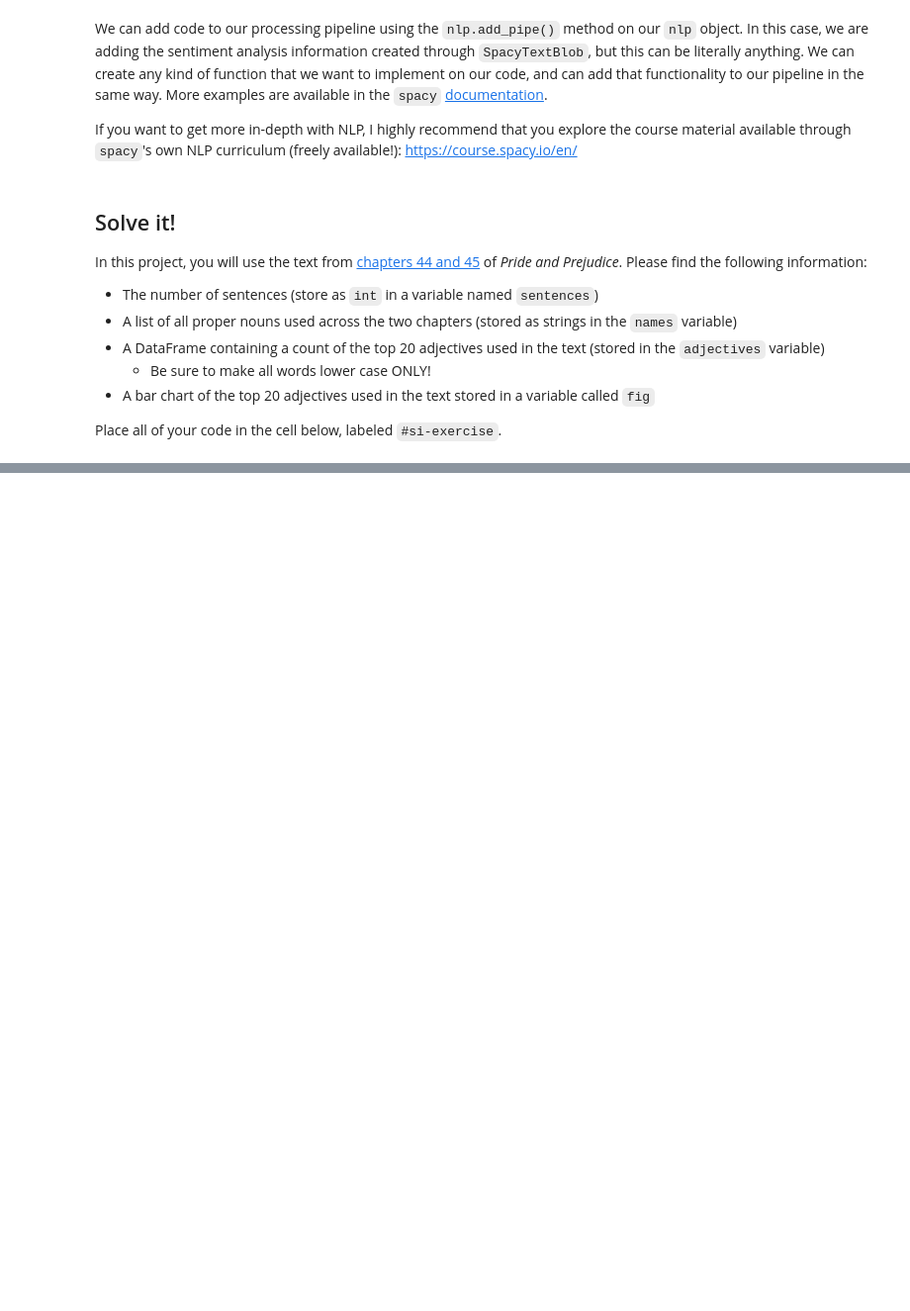
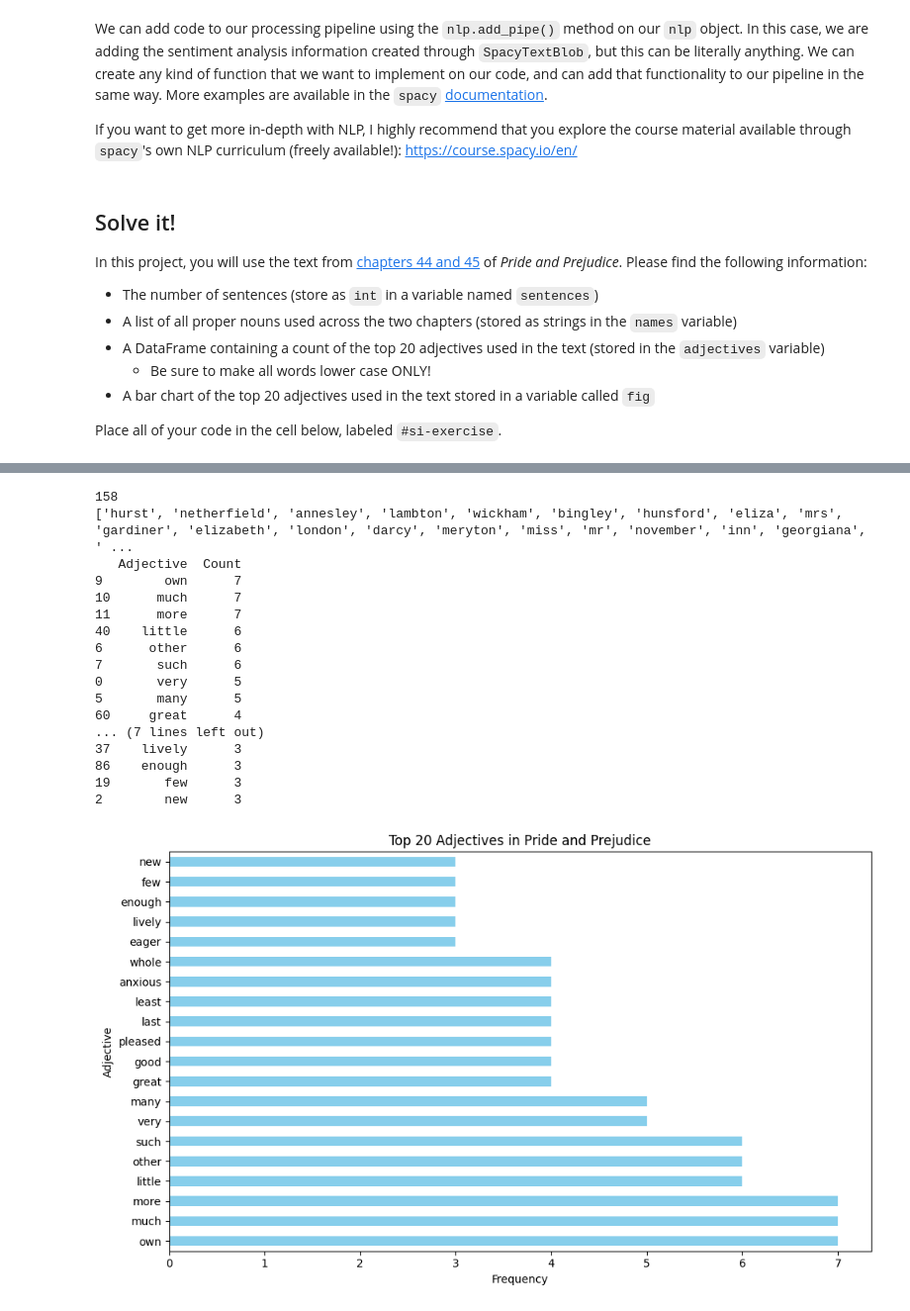
Before and after one commit to kelleespringer/econ8320-assignment-12, a Jupyter notebook: Lesson.ipynb, the cells around one changed output, grey strips where cells are left out. Shown at 99% size. Drawn from its saved outputs; the diff is of its cells as text; code cells hidden in the pictures; blank space fills up the shorter version.

```diff
--- a/Lesson.ipynb
+++ b/Lesson.ipynb
@@ -294,0 +198,57 @@ eager                | ######## (3)
+# %%
+#si-exercise
+
+import requests
+import spacy
+import re
+import pandas as pd
+from spacytextblob.spacytextblob import SpacyTextBlob
+from collections import Counter
+
+url = "https://raw.githubusercontent.com/dustywhite7/Econ8320/refs/heads/master/AssignmentData/prideAndPrejudiceChapters.txt"
+response = requests.get(url)
+text = response.text
+text = text.lower()
+
+sentences = len(text.split('.'))
+print(sentences)
+
+nlp = spacy.load("en_core_web_sm")
+
+doc = nlp(text)
+
+proper_nouns = [token.text for token in doc if token.pos_ == 'PROPN']
+proper_nouns = list(set(proper_nouns))
+print(proper_nouns)
+
+adjectives = [token.text.lower() for token in doc if token.pos_ == 'ADJ']
+adjective_counts = Counter(adjectives)
+adjective_df = pd.DataFrame(adjective_counts.items(), columns=['Adjective', 'Count'])
+top_adjectives = adjective_df.sort_values(by='Count', ascending=False).head(20)
+print(top_adjectives)
+
+fig = top_adjectives.plot.barh(x='Adjective', y='Count', legend=False, color='skyblue', figsize=(10, 6))
+fig.set_xlabel('Frequency')
+fig.set_ylabel('Adjective')
+fig.set_title('Top 20 Adjectives in Pride and Prejudice')
+fig.figure.tight_layout()
+fig.figure.show()
+# %% [output]
+158
+['hurst', 'netherfield', 'annesley', 'lambton', 'wickham', 'bingley', 'hunsford', 'eliza', 'mrs', 'gardiner', 'elizabeth', 'london', 'darcy', 'meryton', 'miss', 'mr', 'november', 'inn', 'georgiana', ' ...
+   Adjective  Count
+9        own      7
+10      much      7
+11      more      7
+40    little      6
+6      other      6
+7       such      6
+0       very      5
+5       many      5
+60     great      4
+... (7 lines left out)
+37    lively      3
+86    enough      3
+19       few      3
+2        new      3
+[figure, added]
```
Also changed, not shown: parts of 1 cell of this notebook.
